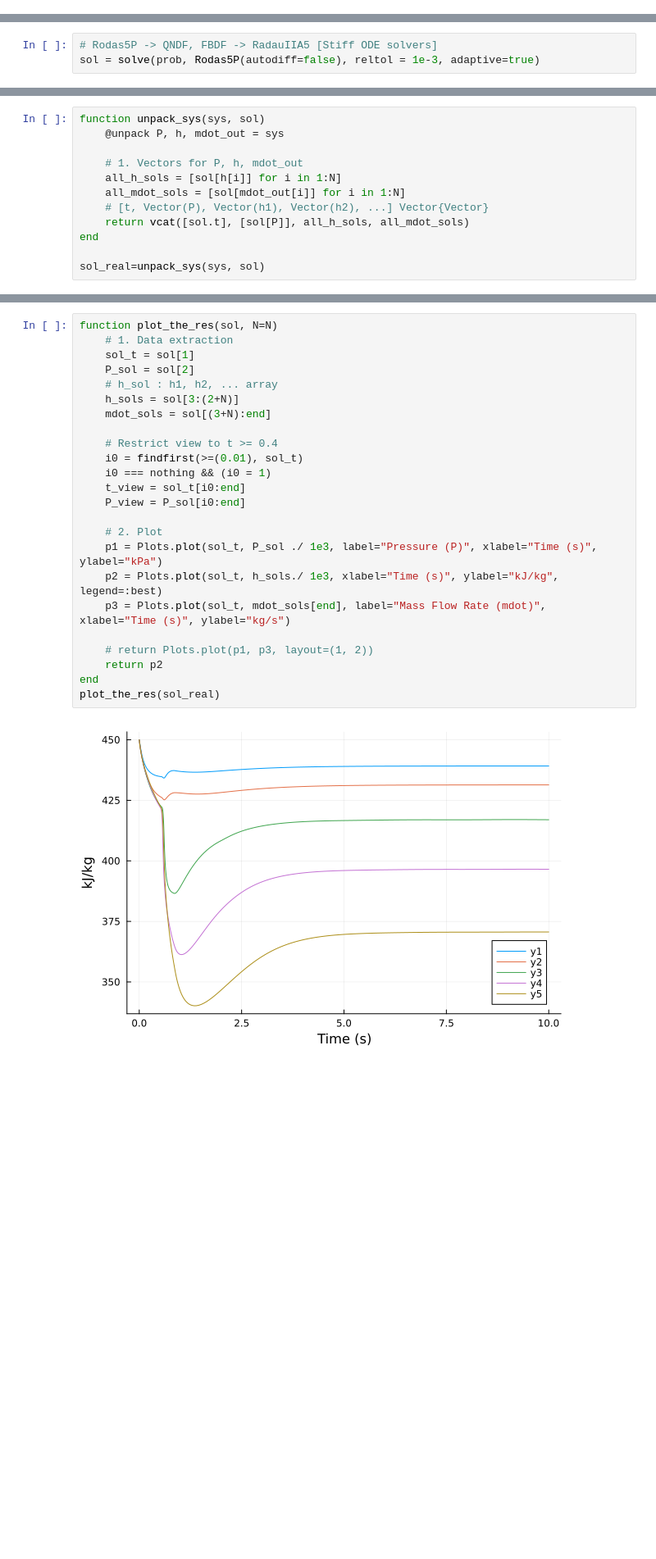
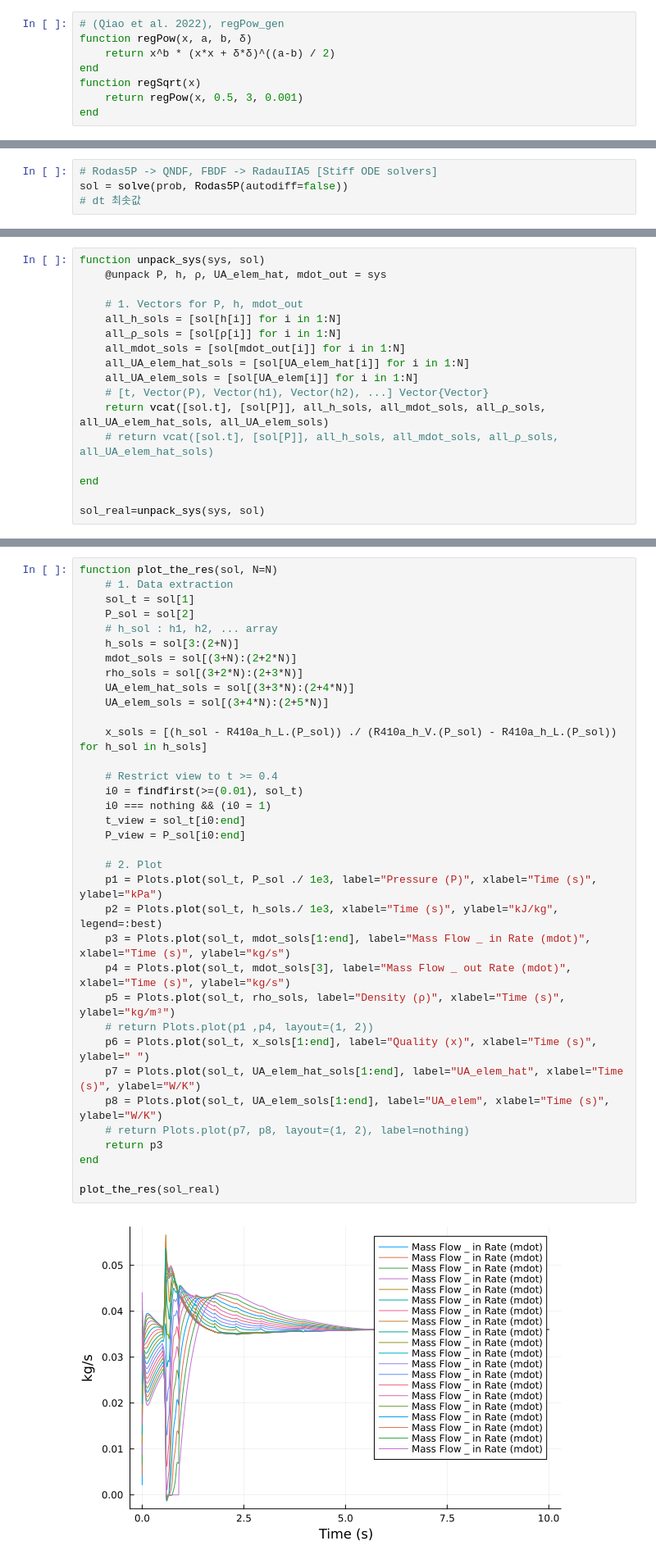
Before and after one commit to PyewDegul/HP_simulation_jl, a Jupyter notebook: 250824_Q11_revised.ipynb, the cells around one changed output, grey strips where cells are left out. Shown: that part at 82% size. Cells and saved outputs as stored; diff of their text form; blank space fills up the shorter version.

```diff
--- a/250824_Q11_revised.ipynb
+++ b/250824_Q11_revised.ipynb
@@ -191,0 +201,8 @@ Symbolics.derivative(::typeof(R410a_density), args::NTuple{2,Any}, ::Val{2}) = R
+# %%
+# (Qiao et al. 2022), regPow_gen
+function regPow(x, a, b, δ)
+    return x^b * (x*x + δ*δ)^((a-b) / 2)
+end
+function regSqrt(x)
+    return regPow(x, 0.5, 3, 0.001)
+end
@@ -467,6 +553,7 @@ u0: 18-element Vector{Float64}:
 # %%
 # Rodas5P -> QNDF, FBDF -> RadauIIA5 [Stiff ODE solvers]
-sol = solve(prob, Rodas5P(autodiff=false), reltol = 1e-3, adaptive=true)
+sol = solve(prob, Rodas5P(autodiff=false))
+# dt 최솟값
 # %% [output]
 retcode: Success
 Interpolation: specialized 4rd order "free" stiffness-aware interpolation
@@ -488,12 +575,17 @@ t: 224-element Vector{Float64}:
 # %%
 function unpack_sys(sys, sol)
-    @unpack P, h, mdot_out = sys
+    @unpack P, h, ρ, UA_elem_hat, mdot_out = sys
 
     # 1. Vectors for P, h, mdot_out
     all_h_sols = [sol[h[i]] for i in 1:N]
+    all_ρ_sols = [sol[ρ[i]] for i in 1:N]
     all_mdot_sols = [sol[mdot_out[i]] for i in 1:N]
+    all_UA_elem_hat_sols = [sol[UA_elem_hat[i]] for i in 1:N]
+    all_UA_elem_sols = [sol[UA_elem[i]] for i in 1:N]
     # [t, Vector(P), Vector(h1), Vector(h2), ...] Vector{Vector}
-    return vcat([sol.t], [sol[P]], all_h_sols, all_mdot_sols)
+    return vcat([sol.t], [sol[P]], all_h_sols, all_mdot_sols, all_ρ_sols, all_UA_elem_hat_sols, all_UA_elem_sols)
+    # return vcat([sol.t], [sol[P]], all_h_sols, all_mdot_sols, all_ρ_sols, all_UA_elem_hat_sols)
+
 end
 
 sol_real=unpack_sys(sys, sol)
@@ -514,26 +610,37 @@ sol_real=unpack_sys(sys, sol)
 # %%
 function plot_the_res(sol, N=N)
     # 1. Data extraction
     sol_t = sol[1]
     P_sol = sol[2]
     # h_sol : h1, h2, ... array
     h_sols = sol[3:(2+N)]
-    mdot_sols = sol[(3+N):end]
+    mdot_sols = sol[(3+N):(2+2*N)]
+    rho_sols = sol[(3+2*N):(2+3*N)]
+    UA_elem_hat_sols = sol[(3+3*N):(2+4*N)]
+    UA_elem_sols = sol[(3+4*N):(2+5*N)]
+
+    x_sols = [(h_sol - R410a_h_L.(P_sol)) ./ (R410a_h_V.(P_sol) - R410a_h_L.(P_sol)) for h_sol in h_sols]
 
     # Restrict view to t >= 0.4
     i0 = findfirst(>=(0.01), sol_t)
     i0 === nothing && (i0 = 1)
     t_view = sol_t[i0:end]
     P_view = P_sol[i0:end]
 
     # 2. Plot
     p1 = Plots.plot(sol_t, P_sol ./ 1e3, label="Pressure (P)", xlabel="Time (s)", ylabel="kPa")
     p2 = Plots.plot(sol_t, h_sols./ 1e3, xlabel="Time (s)", ylabel="kJ/kg", legend=:best)
-    p3 = Plots.plot(sol_t, mdot_sols[end], label="Mass Flow Rate (mdot)", xlabel="Time (s)", ylabel="kg/s")
+    p3 = Plots.plot(sol_t, mdot_sols[1:end], label="Mass Flow _ in Rate (mdot)", xlabel="Time (s)", ylabel="kg/s")
+    p4 = Plots.plot(sol_t, mdot_sols[3], label="Mass Flow _ out Rate (mdot)", xlabel="Time (s)", ylabel="kg/s")
+    p5 = Plots.plot(sol_t, rho_sols, label="Density (ρ)", xlabel="Time (s)", ylabel="kg/m³")
+    # return Plots.plot(p1 ,p4, layout=(1, 2))
+    p6 = Plots.plot(sol_t, x_sols[1:end], label="Quality (x)", xlabel="Time (s)", ylabel=" ")
+    p7 = Plots.plot(sol_t, UA_elem_hat_sols[1:end], label="UA_elem_hat", xlabel="Time (s)", ylabel="W/K")
+    p8 = Plots.plot(sol_t, UA_elem_sols[1:end], label="UA_elem", xlabel="Time (s)", ylabel="W/K")
+    # return Plots.plot(p7, p8, layout=(1, 2), label=nothing)
+    return p3
+end
 
-    # return Plots.plot(p1, p3, layout=(1, 2))
-    return p2
-end
 plot_the_res(sol_real)
 # %% [output]
-[figure, old version]
+[figure, new version]
```
Also changed, not shown: parts of 14 cells of this notebook.
